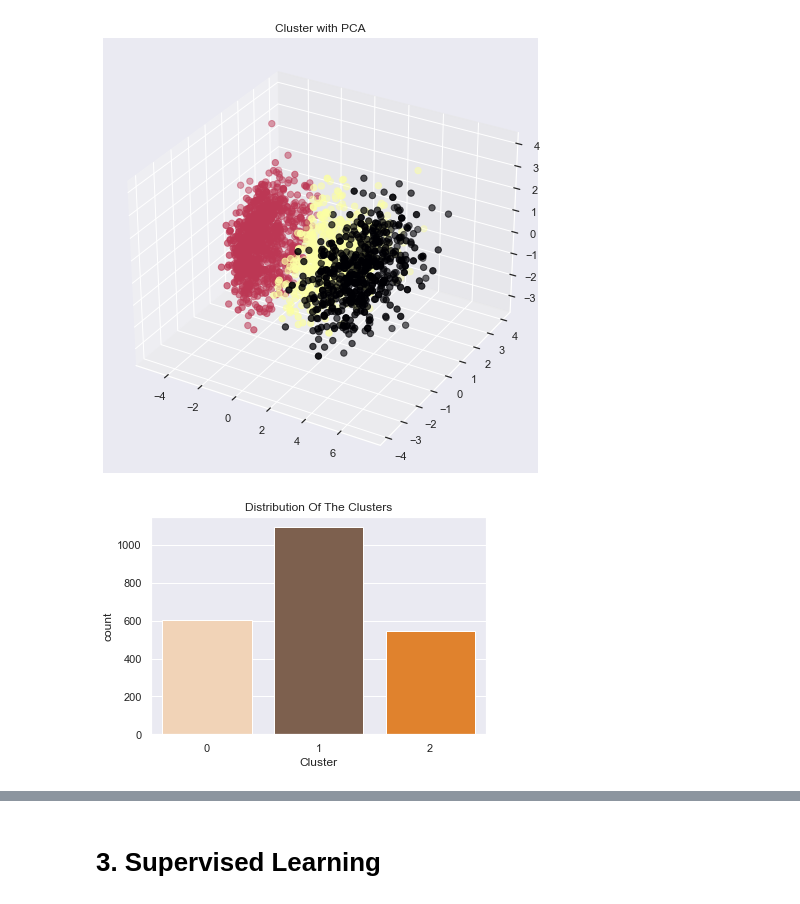
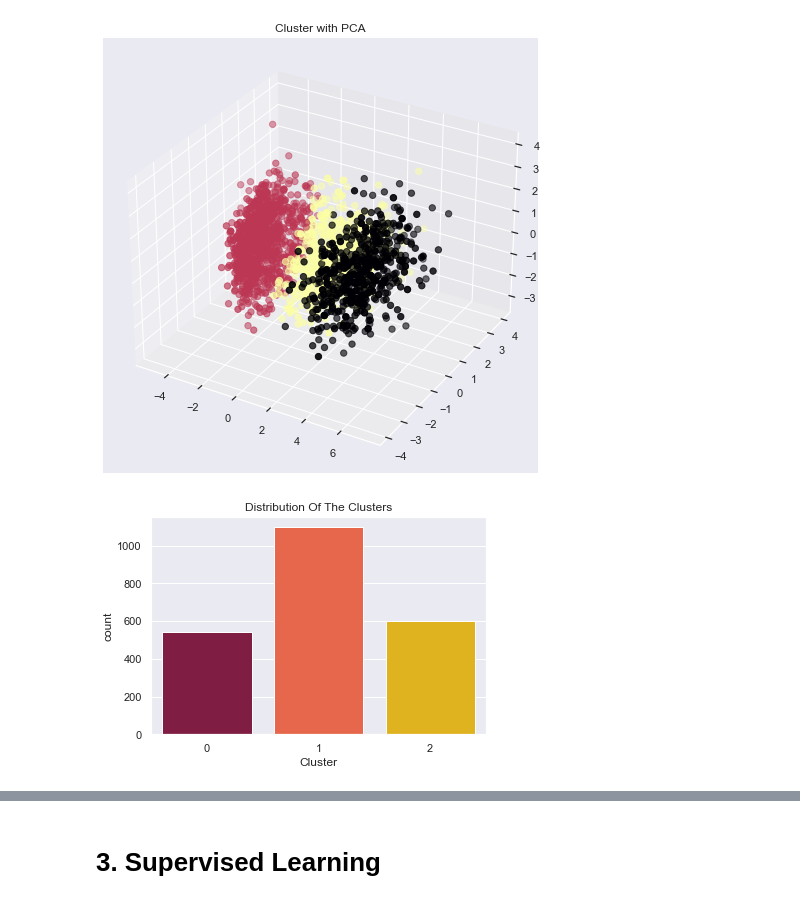
Before and after one commit to AndresGamboaBaldi/DataScience, a Jupyter notebook: CustomerAnalysis_Bustillos_Gamboa_Lopez_Quelali.ipynb, the cells around one changed output, grey strips where cells are left out. Cells and saved outputs as stored; diff of their text form; code cells hidden in the pictures.

```diff
--- a/CustomerAnalysis_Bustillos_Gamboa_Lopez_Quelali.ipynb
+++ b/CustomerAnalysis_Bustillos_Gamboa_Lopez_Quelali.ipynb
@@ -89,7 +89,7 @@ data=data.rename(columns={'NumWebPurchases': "Web_Purchases",
                           'MntFishProducts':'Fish',
                           'MntSweetProducts':'Sweets',
                           'MntGoldProds':'Gold'})
-data['Marital_Status'].replace({'Alone':'Single','Absurd':'Single','YOLO':'Single'}, inplace=True)
+data['Marital_Status'].replace({'Alone':'Single','Absurd':'Single','YOLO':'Single', 'Divorced':'Single', 'Widow':'Single','Married':'Together'}, inplace=True)
 
 # Calculate the amount of children that a client has
 data['Children'] = data['Kidhome'] + data['Teenhome']
@@ -470,9 +451,9 @@ plt.show()
 [figure]
 # %%
 #Plotting countplot of clusters
-pal = ['#FAD3AE', '#855E46', '#FE800F']
+pal = ['#900C3E', '#FF5733', '#FFC300']  #['#250328', '#BA324F', '#F4AB00']
 pl = sns.countplot(x=data_to_plot['Cluster'], palette= pal)
 pl.set_title('Distribution Of The Clusters')
 plt.show()
 # %% [output]
-[figure, old version]
+[figure, new version]
```
Also changed, not shown: parts of 48 cells of this notebook, 1 other file.
